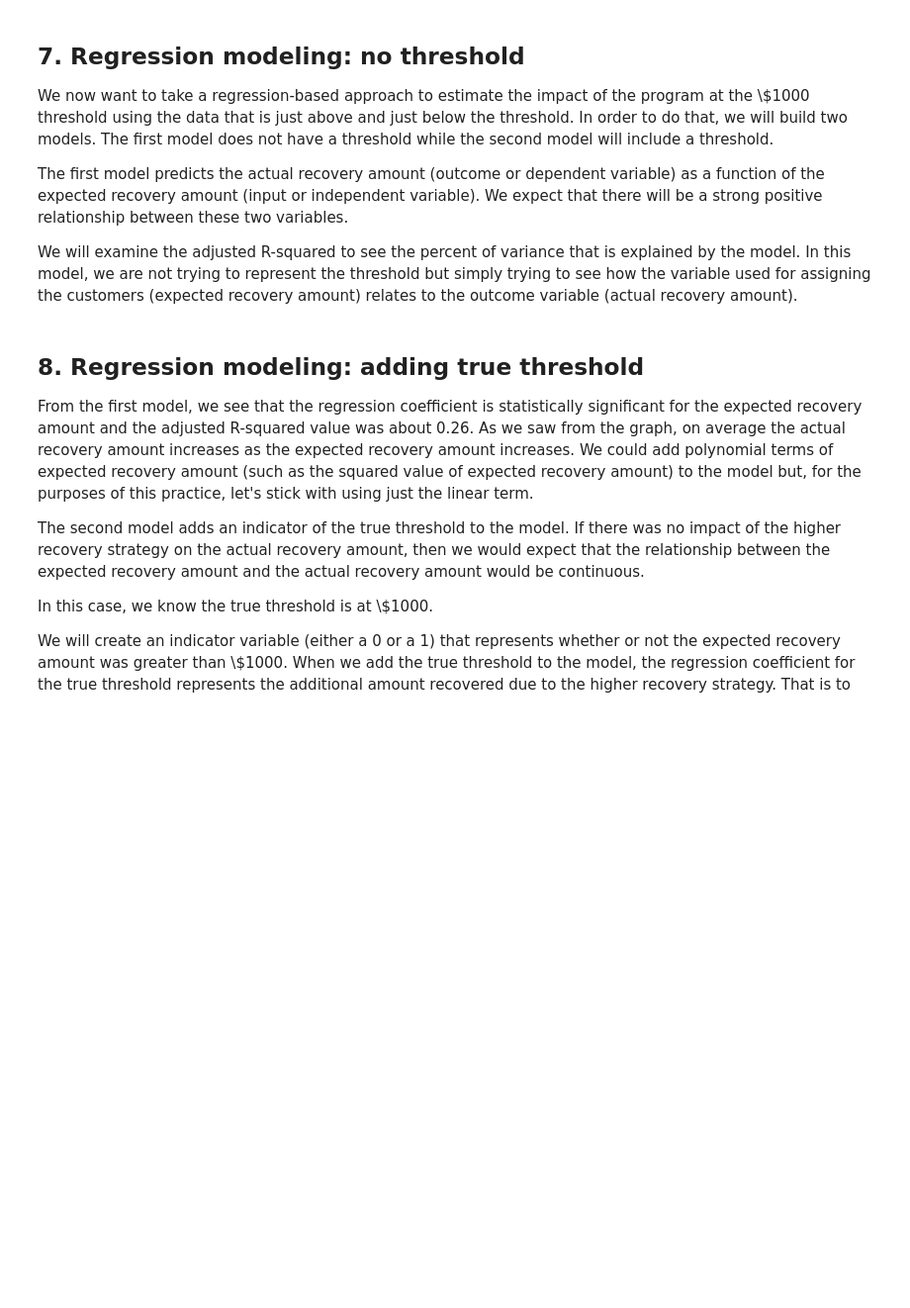
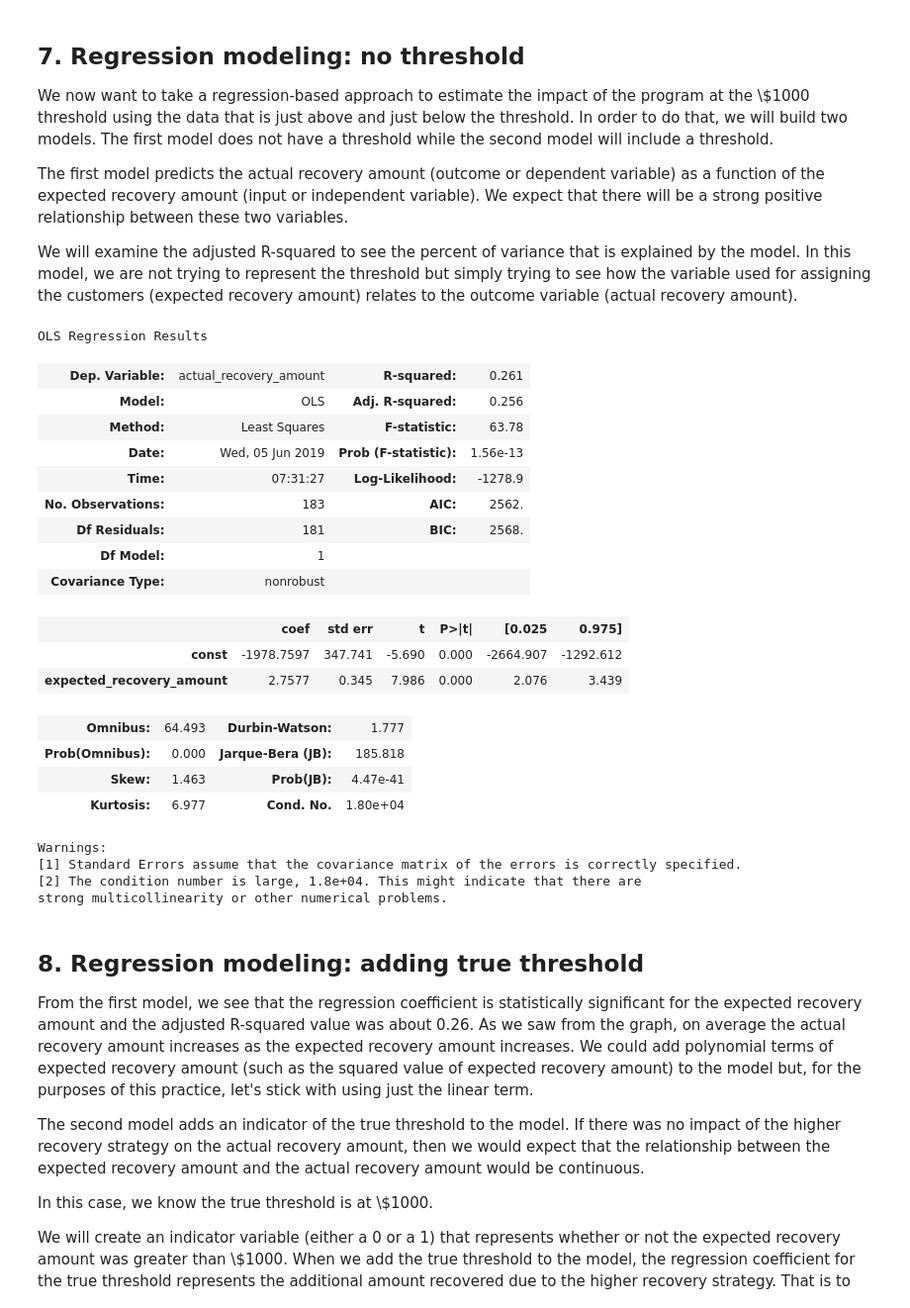
Before and after one commit to StephaniePC1/Which-Debts-Are-Worth-the-Banks-Effort, a Jupyter notebook: notebook.ipynb, the cells around one changed output. Shown: that part at 99% size. Drawn from its saved outputs; the diff is of its cells as text; code cells hidden in the pictures; blank space fills up the shorter version.

```diff
--- a/notebook.ipynb
+++ b/notebook.ipynb
@@ -46,12 +55,12 @@ plt.legend(loc=2)
 from scipy import stats
 
 # Compute average age just below and above the threshold
-era_900_1100 = df.loc[(df['...']<...) &
-                      (df['...']>=...)]
+era_900_1100 = df.loc[(df['expected_recovery_amount']<1100) &
+                      (df['expected_recovery_amount']>=900)]
 by_recovery_strategy = era_900_1100.groupby(['recovery_strategy'])
 by_recovery_strategy['age'].describe().unstack()
 
 # Perform Kruskal-Wallis test
-Level_0_age = era_900_1100.loc[df['recovery_strategy']=="..."]['...']
-Level_1_age = era_900_1100.loc[df['recovery_strategy']=="..."]['..']
-stats.kruskal(...,...)
+Level_0_age = era_900_1100.loc[df['recovery_strategy']=="Level 0 Recovery"]['age']
+Level_1_age = era_900_1100.loc[df['recovery_strategy']=="Level 1 Recovery"]['age']
+stats.kruskal(Level_0_age, Level_1_age)
@@ -113,18 +134,40 @@ Level_1_actual = ...
 # %%
 # Import statsmodels
 import statsmodels.api as sm
 
 # Define X and y
-X = ...
-y = ...
+X = era_900_1100.expected_recovery_amount
+y = era_900_1100.actual_recovery_amount
 X = sm.add_constant(X)
 
 # Build linear regression model
 model = sm.OLS(y, X).fit()
 predictions = model.predict(X)
 
 # Print out the model summary statistics
-# ... YOUR CODE FOR TASK 7 ...
+model.summary()
+# %% [output]
+OLS Regression Results
+| Dep. Variable: | actual_recovery_amount | R-squared: | 0.261 |
+| Model: | OLS | Adj. R-squared: | 0.256 |
+| Method: | Least Squares | F-statistic: | 63.78 |
+| Date: | Wed, 05 Jun 2019 | Prob (F-statistic): | 1.56e-13 |
+| Time: | 07:31:27 | Log-Likelihood: | -1278.9 |
+| No. Observations: | 183 | AIC: | 2562. |
+| Df Residuals: | 181 | BIC: | 2568. |
+| Df Model: | 1 |  |  |
+| Covariance Type: | nonrobust |  |  |
+|  | coef | std err | t | P>|t| | [0.025 | 0.975] |
+| const | -1978.7597 | 347.741 | -5.690 | 0.000 | -2664.907 | -1292.612 |
+| expected_recovery_amount | 2.7577 | 0.345 | 7.986 | 0.000 | 2.076 | 3.439 |
+| Omnibus: | 64.493 | Durbin-Watson: | 1.777 |
+| Prob(Omnibus): | 0.000 | Jarque-Bera (JB): | 185.818 |
+| Skew: | 1.463 | Prob(JB): | 4.47e-41 |
+| Kurtosis: | 6.977 | Cond. No. | 1.80e+04 |
+Warnings:
+[1] Standard Errors assume that the covariance matrix of the errors is correctly specified.
+[2] The condition number is large, 1.8e+04. This might indicate that there are
+strong multicollinearity or other numerical problems.
 # %% [markdown]
 ## 8. Regression modeling: adding true threshold
 <p>From the first model, we see that the regression coefficient is statistically significant for the expected recovery amount and the adjusted R-squared value was about 0.26. As we saw from the graph, on average the actual recovery amount increases as the expected recovery amount increases. We could add polynomial terms of expected recovery amount (such as the squared value of expected recovery amount) to the model but, for the purposes of this practice, let's stick with using just the linear term.</p>
```
Also changed, not shown: parts of 8 cells of this notebook.
